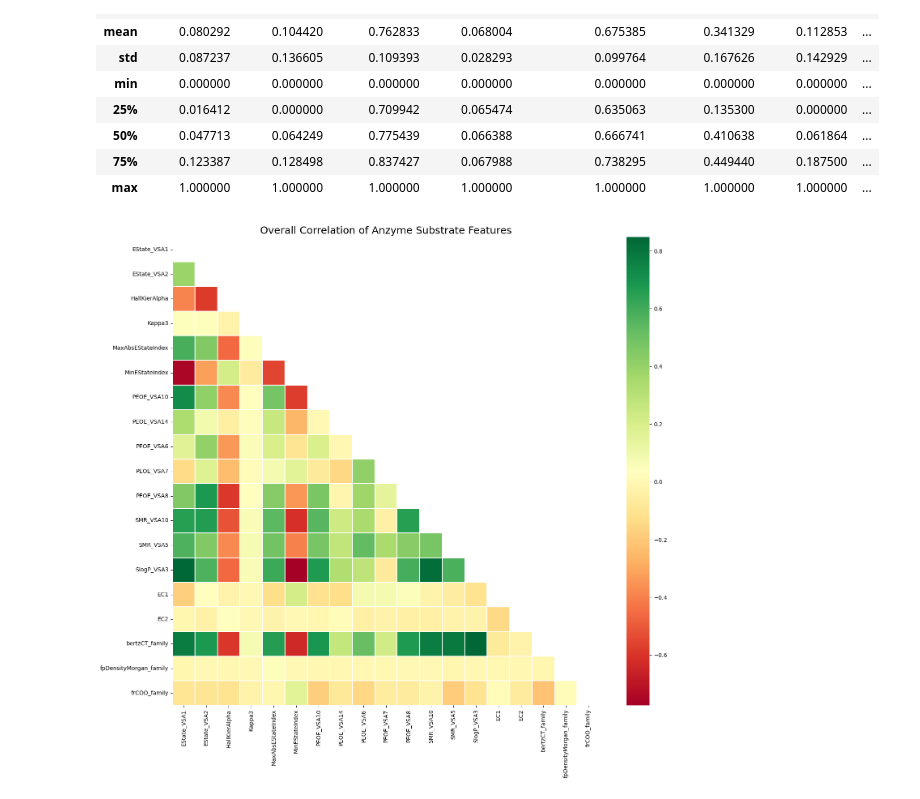
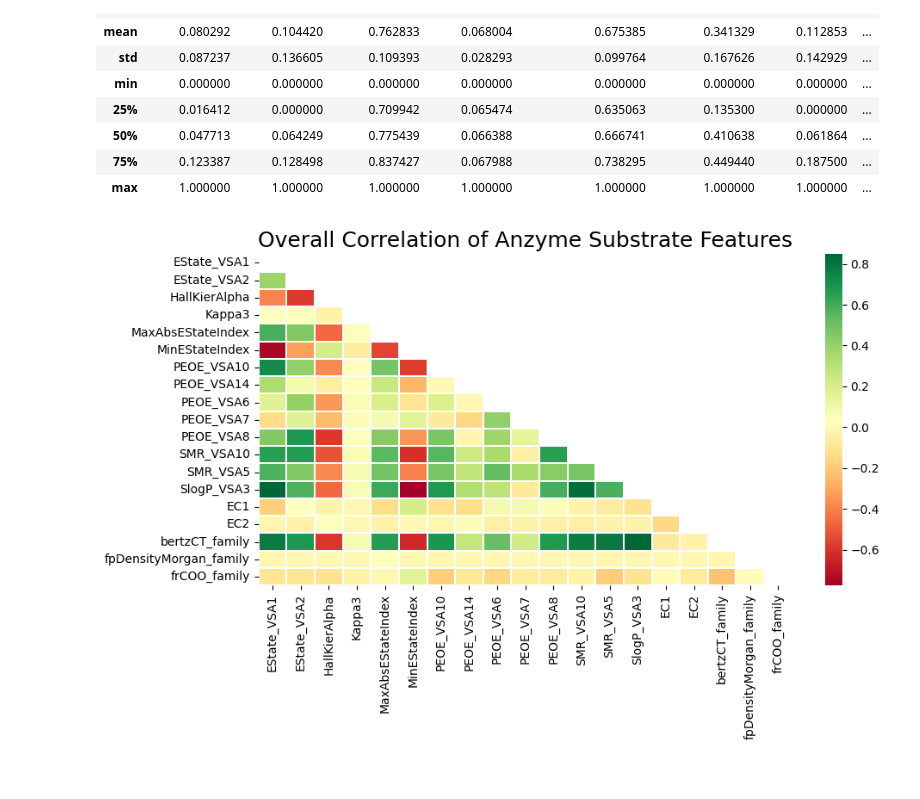
Before and after one commit to praivesi/kaggler, a Jupyter notebook: Explore_Anzyme_Substrate/solve.ipynb, the cells around one changed output. Saved outputs shown, nothing was run; the diff lists cells and outputs as text; code cells hidden in the pictures.

```diff
--- a/Explore_Anzyme_Substrate/solve.ipynb
+++ b/Explore_Anzyme_Substrate/solve.ipynb
@@ -77,12 +77,12 @@ sample_submission.describe()
 | 75% | 22257.00000 | 0.5 | 0.5 |
 | max | 24730.00000 | 0.5 | 0.5 |
 # %%
-def show_heatmap(data, subject_name):
+def show_heatmap(data, subject_name, w = 17, h = 15):
     corr = data.corr()
     mask = np.zeros_like(corr, dtype = np.bool_)
     mask[np.triu_indices_from(mask)] = True
 
-    plt.figure(figsize=(17,15))
+    plt.figure(figsize=(w, h))
     plt.title(f"Overall Correlation of {subject_name} Features", fontsize=18)
 
     sns.heatmap(corr, mask = mask, annot = False, cmap='RdYlGn', linewidths=0.2, annot_kws={'size' : 20})
@@ -195,6 +195,6 @@ normalized_train.describe()
 | 75% | 0.123387 | 0.128498 | 0.837427 | 0.067988 | 0.738295 | 0.449440 | 0.187500 | ... |
 | max | 1.000000 | 1.000000 | 1.000000 | 1.000000 | 1.000000 | 1.000000 | 1.000000 | ... |
 # %%
-show_heatmap(normalized_train, 'Anzyme Substrate')
+show_heatmap(normalized_train, 'Anzyme Substrate', 10, 5)
 # %% [output]
-[figure, old version]
+[figure, new version]
```
Also changed, not shown: parts of 11 cells of this notebook.
